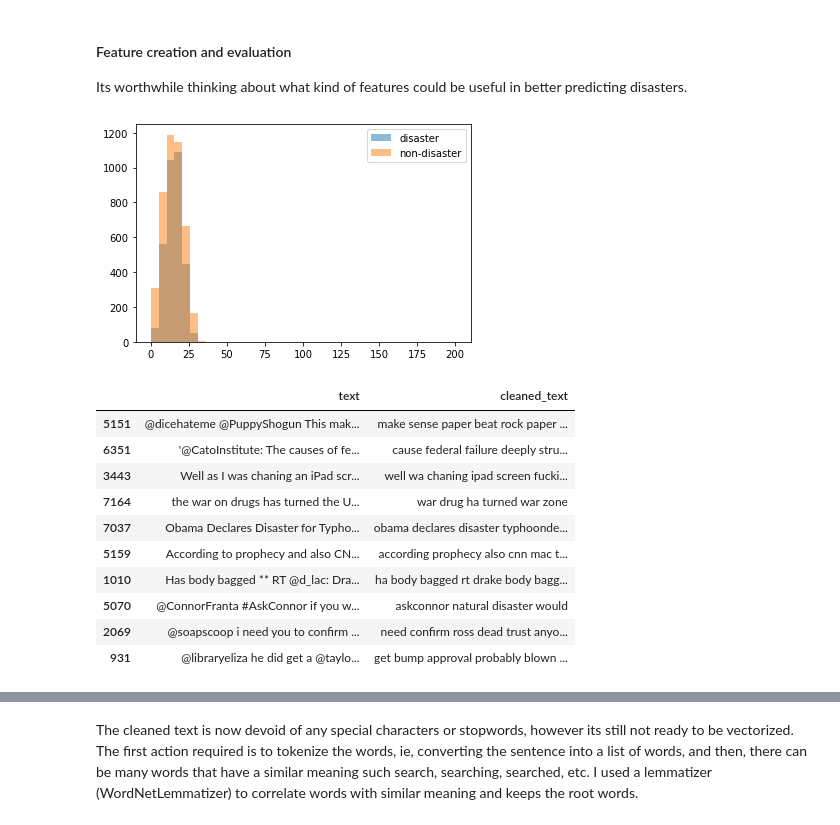
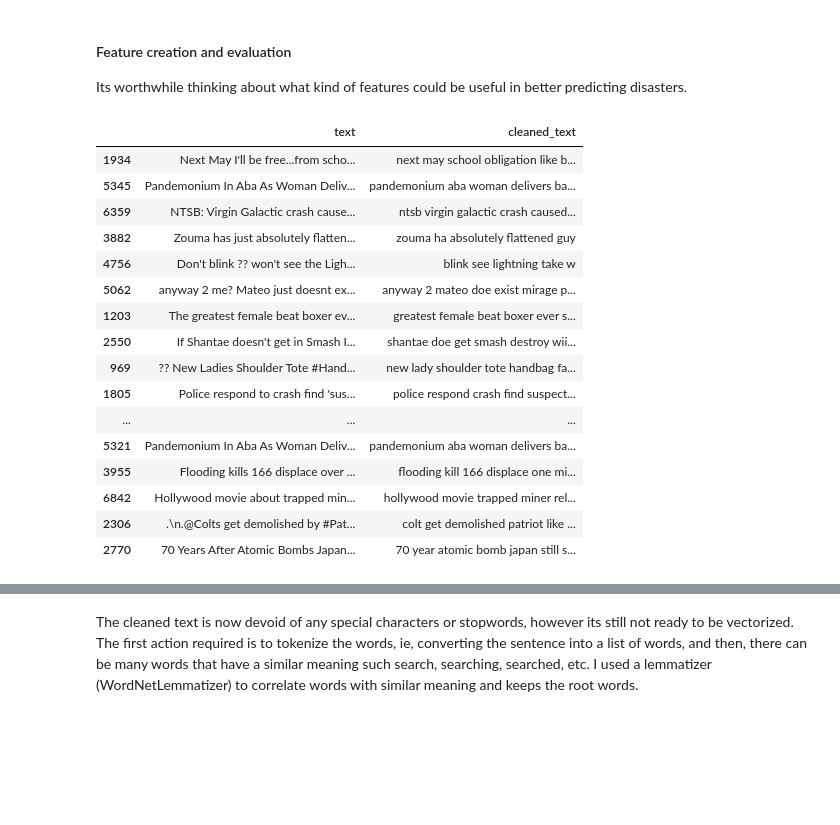
Before and after one commit to yepterence/Project-Cymopolea, a Jupyter notebook: text-processing.ipynb, the cells around one changed output, grey strips where cells are left out. Cells and saved outputs as stored; diff of their text form; code cells hidden in the pictures; blank space fills up the shorter version.

```diff
--- a/text-processing.ipynb
+++ b/text-processing.ipynb
@@ -109,17 +109,6 @@ array(['Birmingham', 'Est. September 2012 - Bristol', 'AFRICA',
 # %% [markdown]
 #### Feature creation and evaluation
 Its worthwhile thinking about what kind of features could be useful in better predicting disasters.
-# %%
-# Length of text
-raw_['doc_len'] = raw_['text'].apply(lambda x: len(x.split()))
-bins = np.linspace(0, 200, 40)
-raw_['caps_count'] = raw_['text'].apply()
-plt.hist(raw_[raw_['target']==1]['doc_len'], bins, alpha=0.5, label='disaster')
-plt.hist(raw_[raw_['target']==0]['doc_len'], bins, alpha=0.5, label='non-disaster')
-plt.legend(loc='upper right')
-plt.show()
-# %% [output]
-[figure, removed]
 # %%
 from nltk.tokenize import punkt
 from nltk import word_tokenize
@@ -137,8 +126,8 @@ def clean_text_lm(text):
     doc = contractions.fix(text)
 
     # match regex pattern and replace with empty string
-    doc_nousr = re.sub(r'@[^\s]+',r'',doc)
-    doc_nourl = re.sub(r'(?:(?:https?|ftp):\/\/)?[\w/\-?=%.]+\.[\w/\-&?=%.]+',r'',doc_nousr)
+#     doc_nousr = re.sub(r'@[^\s]+',r'',doc)
+    doc_nourl = re.sub(r'(?:(?:https?|ftp):\/\/)?[\w/\-?=%.]+\.[\w/\-&?=%.]+',r'',doc)
     doc_nospchar = re.sub(r'^a-zA-Z\s\W+',r'',doc_nourl,re.I | re.A)
 
     # remove punctuations from previous out
@@ -157,18 +146,24 @@ def clean_text_lm(text):
 # %%
 # Vectorize the function to apply accross dataframe
 cleaner = np.vectorize(clean_text_lm)
 # store values in separate column in df
 X_train['cleaned_text'] = cleaner(X_train[['text']])
-X_train.head(10)
+X_train[50:70]
 # %% [output]
 |  | text | cleaned_text |
-| 5151 | @dicehateme @PuppyShogun This mak... | make sense paper beat rock paper ... |
-| 6351 | '@CatoInstitute: The causes of fe... | cause federal failure deeply stru... |
-| 3443 | Well as I was chaning an iPad scr... | well wa chaning ipad screen fucki... |
-| 7164 | the war on drugs has turned the U... | war drug ha turned war zone |
-| 7037 | Obama Declares Disaster for Typho... | obama declares disaster typhoonde... |
-| 5159 | According to prophecy and also CN... | according prophecy also cnn mac t... |
-| 1010 | Has body bagged ** RT @d_lac: Dra... | ha body bagged rt drake body bagg... |
-| 5070 | @ConnorFranta #AskConnor if you w... | askconnor natural disaster would |
-| 2069 | @soapscoop i need you to confirm ... | need confirm ross dead trust anyo... |
-| 931 | @libraryeliza he did get a @taylo... | get bump approval probably blown ... |
+| 1934 | Next May I'll be free...from scho... | next may school obligation like b... |
+| 5345 | Pandemonium In Aba As Woman Deliv... | pandemonium aba woman delivers ba... |
+| 6359 | NTSB: Virgin Galactic crash cause... | ntsb virgin galactic crash caused... |
+| 3882 | Zouma has just absolutely flatten... | zouma ha absolutely flattened guy |
+| 4756 | Don't blink ?? won't see the Ligh... | blink see lightning take w |
+| 5062 | anyway 2 me? Mateo just doesnt ex... | anyway 2 mateo doe exist mirage p... |
+| 1203 | The greatest female beat boxer ev... | greatest female beat boxer ever s... |
+| 2550 | If Shantae doesn't get in Smash I... | shantae doe get smash destroy wii... |
+| 969 | ?? New Ladies Shoulder Tote #Hand... | new lady shoulder tote handbag fa... |
+| 1805 | Police respond to crash find 'sus... | police respond crash find suspect... |
+| ... | ... | ... |
+| 5321 | Pandemonium In Aba As Woman Deliv... | pandemonium aba woman delivers ba... |
+| 3955 | Flooding kills 166 displace over ... | flooding kill 166 displace one mi... |
+| 6842 | Hollywood movie about trapped min... | hollywood movie trapped miner rel... |
+| 2306 | .\n.@Colts get demolished by #Pat... | colt get demolished patriot like ... |
+| 2770 | 70 Years After Atomic Bombs Japan... | 70 year atomic bomb japan still s... |
```
Also changed, not shown: parts of 12 cells of this notebook.
